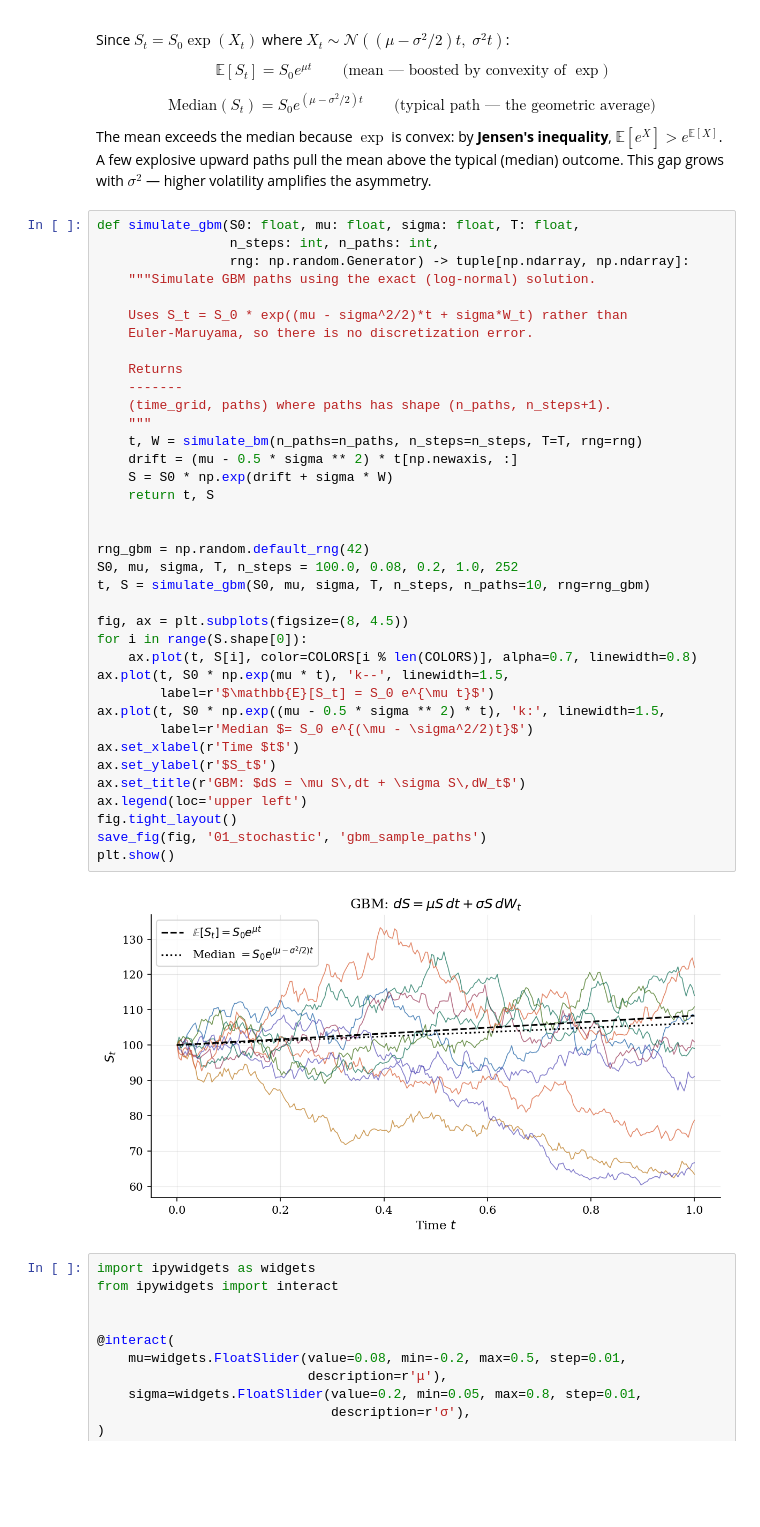
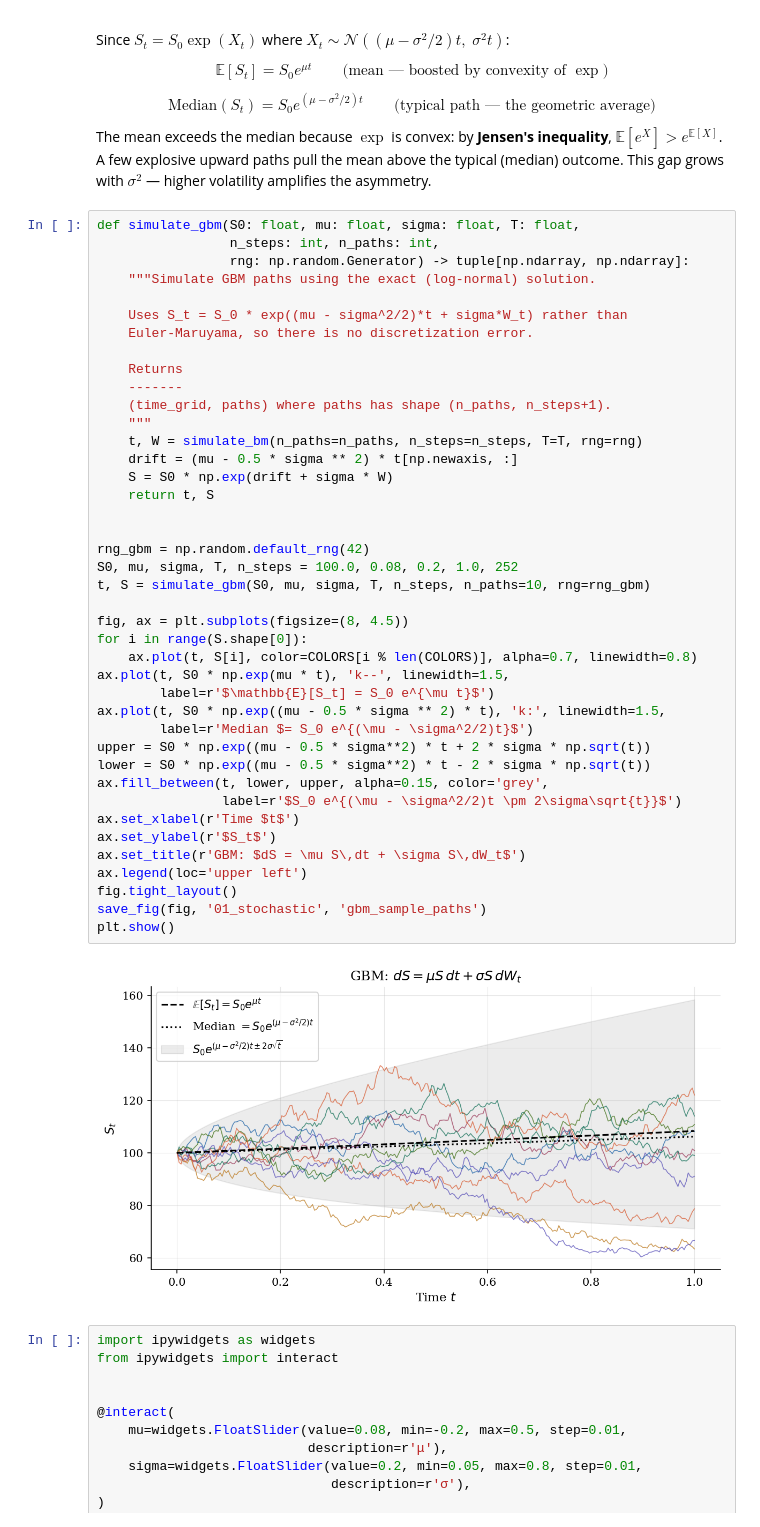
Before and after one commit to leandro-3rne/prosperity4-quant, a Jupyter notebook: notebooks/01_stochastic_foundations.ipynb, the cells around one changed output. Saved outputs shown, nothing was run; the diff lists cells and outputs as text; blank space fills up the shorter version.

```diff
--- a/notebooks/01_stochastic_foundations.ipynb
+++ b/notebooks/01_stochastic_foundations.ipynb
@@ -209,34 +209,38 @@ def simulate_gbm(S0: float, mu: float, sigma: float, T: float,
 
     Returns
     -------
     (time_grid, paths) where paths has shape (n_paths, n_steps+1).
     """
     t, W = simulate_bm(n_paths=n_paths, n_steps=n_steps, T=T, rng=rng)
     drift = (mu - 0.5 * sigma ** 2) * t[np.newaxis, :]
     S = S0 * np.exp(drift + sigma * W)
     return t, S
 
 
 rng_gbm = np.random.default_rng(42)
 S0, mu, sigma, T, n_steps = 100.0, 0.08, 0.2, 1.0, 252
 t, S = simulate_gbm(S0, mu, sigma, T, n_steps, n_paths=10, rng=rng_gbm)
 
 fig, ax = plt.subplots(figsize=(8, 4.5))
 for i in range(S.shape[0]):
     ax.plot(t, S[i], color=COLORS[i % len(COLORS)], alpha=0.7, linewidth=0.8)
 ax.plot(t, S0 * np.exp(mu * t), 'k--', linewidth=1.5,
         label=r'$\mathbb{E}[S_t] = S_0 e^{\mu t}$')
 ax.plot(t, S0 * np.exp((mu - 0.5 * sigma ** 2) * t), 'k:', linewidth=1.5,
         label=r'Median $= S_0 e^{(\mu - \sigma^2/2)t}$')
+upper = S0 * np.exp((mu - 0.5 * sigma**2) * t + 2 * sigma * np.sqrt(t))
+lower = S0 * np.exp((mu - 0.5 * sigma**2) * t - 2 * sigma * np.sqrt(t))
+ax.fill_between(t, lower, upper, alpha=0.15, color='grey',
+                label=r'$S_0 e^{(\mu - \sigma^2/2)t \pm 2\sigma\sqrt{t}}$')
 ax.set_xlabel(r'Time $t$')
 ax.set_ylabel(r'$S_t$')
 ax.set_title(r'GBM: $dS = \mu S\,dt + \sigma S\,dW_t$')
 ax.legend(loc='upper left')
 fig.tight_layout()
 save_fig(fig, '01_stochastic', 'gbm_sample_paths')
 plt.show()
 # %% [output]
-[figure, old version]
+[figure, new version]
 # %%
 import ipywidgets as widgets
 from ipywidgets import interact
```
Also changed, not shown: 8 other files.
